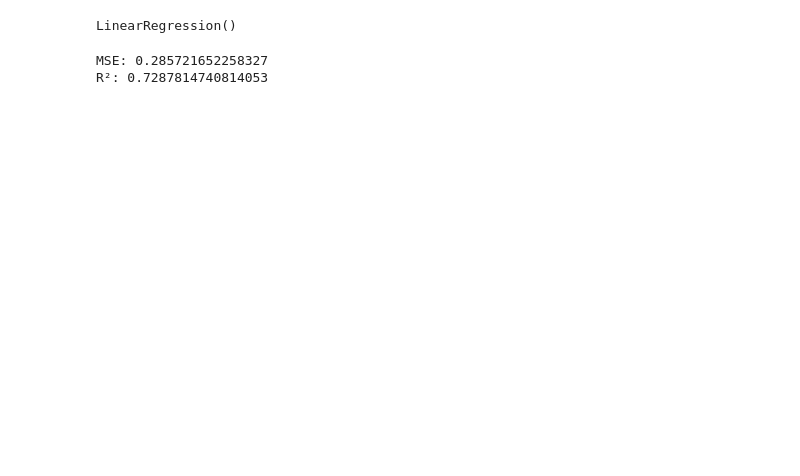
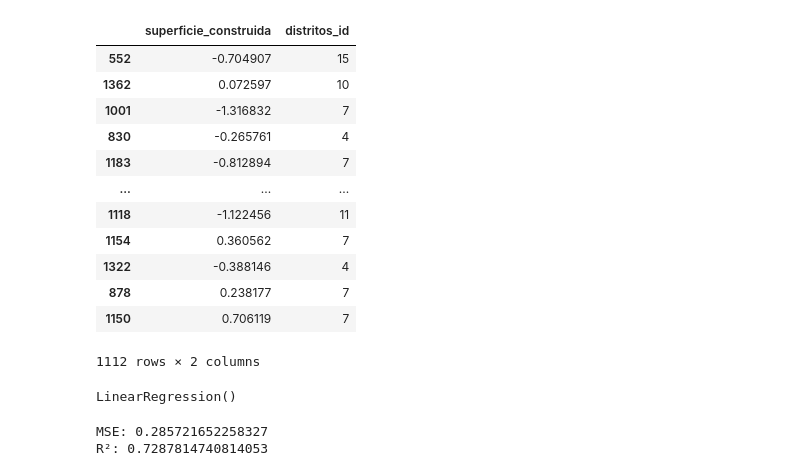
Before and after one commit to gaguadcode/PROYECTOSPYTHON, a Jupyter notebook: regresion_pisos/eda_y_regresion.ipynb, the cells around one changed output. Drawn from its saved outputs; the diff is of its cells as text; code cells hidden in the pictures; blank space fills up the shorter version.

```diff
--- a/regresion_pisos/eda_y_regresion.ipynb
+++ b/regresion_pisos/eda_y_regresion.ipynb
@@ -31,7 +31,22 @@ precios = (y - y.mean()) / y.std()
 # %%
 from sklearn.model_selection import train_test_split
 # Dividir los datos en conjunto de entrenamiento y prueba
 x_train, x_test, y_train, y_test = train_test_split(caracteristicas, precios, test_size=0.2, random_state=42)
+x_train
+# %% [output]
+|  | superficie_construida | distritos_id |
+| 552 | -0.704907 | 15 |
+| 1362 | 0.072597 | 10 |
+| 1001 | -1.316832 | 7 |
+| 830 | -0.265761 | 4 |
+| 1183 | -0.812894 | 7 |
+| ... | ... | ... |
+| 1118 | -1.122456 | 11 |
+| 1154 | 0.360562 | 7 |
+| 1322 | -0.388146 | 4 |
+| 878 | 0.238177 | 7 |
+| 1150 | 0.706119 | 7 |
+1112 rows × 2 columns
 # %%
 # Crear el modelo de regresión lineal
 model = LinearRegression()
```
Also changed, not shown: parts of 1 cell of this notebook.
